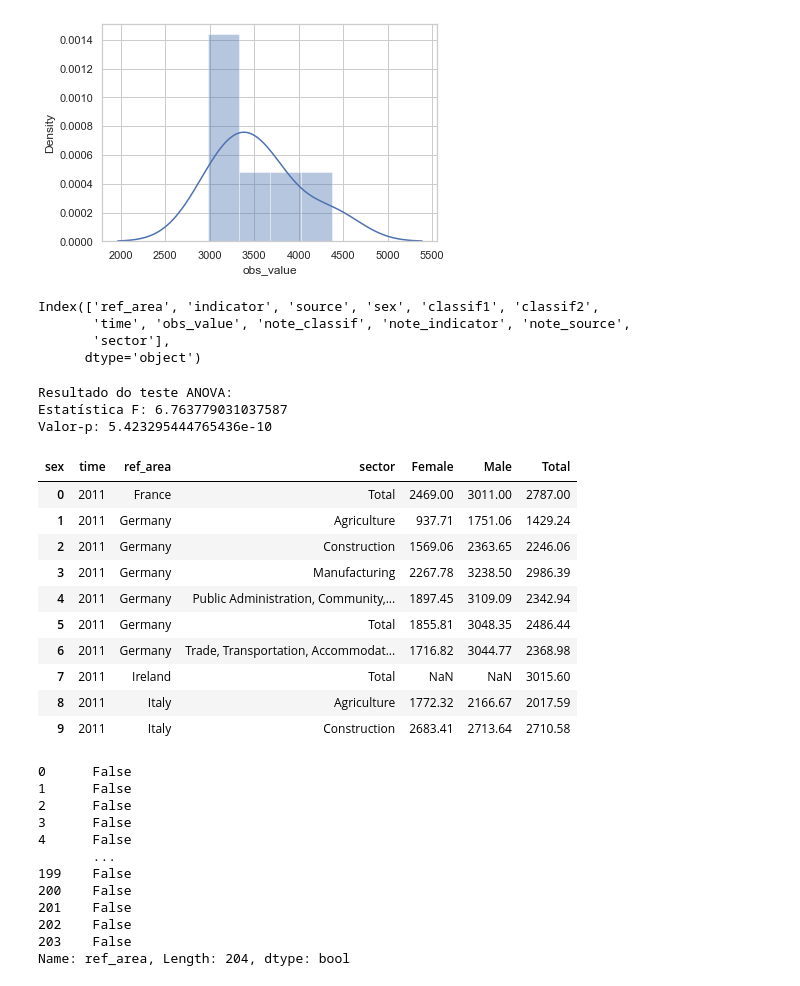
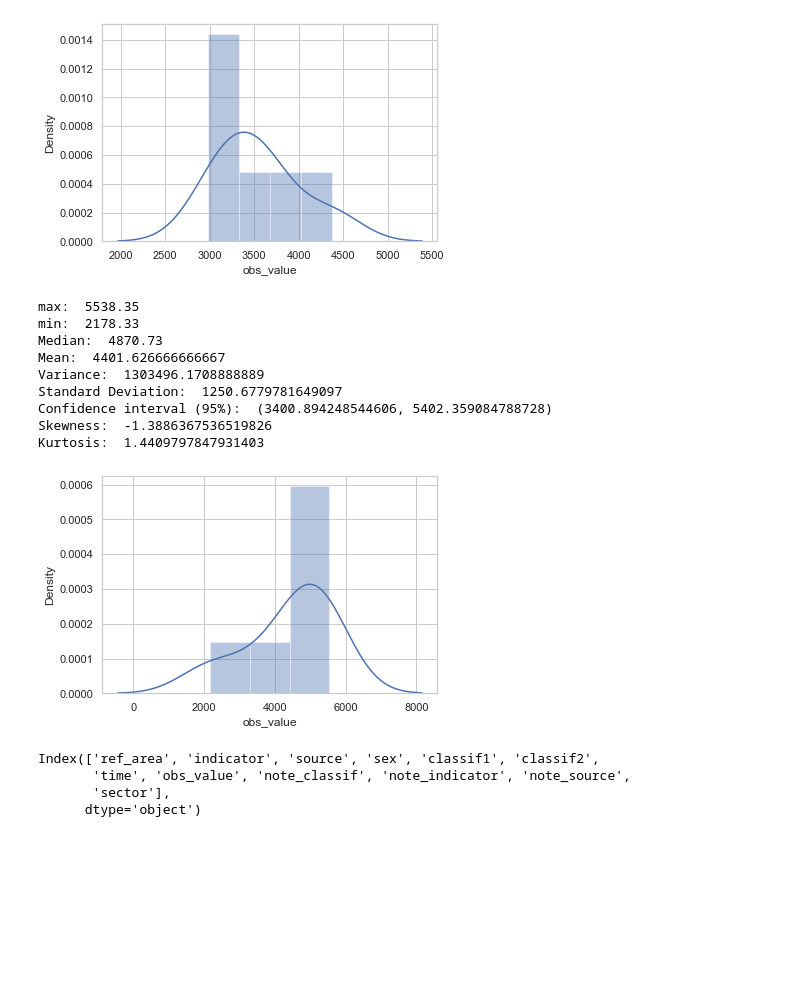
Before and after one commit to leticiacosta91/NewOfficial, a Jupyter notebook: Statistic - REPEAT.ipynb, the cells around one changed output. Cells and saved outputs as stored; diff of their text form; code cells hidden in the pictures; blank space fills up the shorter version.

```diff
--- a/Statistic - REPEAT.ipynb
+++ b/Statistic - REPEAT.ipynb
@@ -1000,6 +955,21 @@ Confidence interval (95%):  (3150.548823844949, 3925.0078428217175)
 Skewness:  0.9978766958890816
 Kurtosis:  1.2480885800209052
 [figure]
+# %%
+confidence_int(df = df_2[(df_2['ref_area'] == 'Ireland') & (df_2['sex'] == 'Male')],
+               value_col = 'obs_value',
+               conf_level = 0.95)
+# %% [output]
+max:  5538.35
+min:  2178.33
+Median:  4870.73
+Mean:  4401.626666666667
+Variance:  1303496.1708888889
+Standard Deviation:  1250.6779781649097
+Confidence interval (95%):  (3400.894248544606, 5402.359084788728)
+Skewness:  -1.3886367536519826
+Kurtosis:  1.4409797847931403
+[figure, added]
 # %%
 print(df_2.columns)
 # %% [output]
@@ -1025,35 +979,0 @@ def anova(df, value_col, year):
-# %%
-anova(df=df_2, value_col='obs_value', year='time')
-# %% [output]
-Resultado do teste ANOVA:
-Estatística F: 6.763779031037587
-Valor-p: 5.423295444765436e-10
-# %%
-df_c.head(10)
-# %% [output]
-| sex | time | ref_area | sector | Female | Male | Total |
-| 0 | 2011 | France | Total | 2469.00 | 3011.00 | 2787.00 |
-| 1 | 2011 | Germany | Agriculture | 937.71 | 1751.06 | 1429.24 |
-| 2 | 2011 | Germany | Construction | 1569.06 | 2363.65 | 2246.06 |
-| 3 | 2011 | Germany | Manufacturing | 2267.78 | 3238.50 | 2986.39 |
-| 4 | 2011 | Germany | Public Administration, Community,... | 1897.45 | 3109.09 | 2342.94 |
-| 5 | 2011 | Germany | Total | 1855.81 | 3048.35 | 2486.44 |
-| 6 | 2011 | Germany | Trade, Transportation, Accommodat... | 1716.82 | 3044.77 | 2368.98 |
-| 7 | 2011 | Ireland | Total | NaN | NaN | 3015.60 |
-| 8 | 2011 | Italy | Agriculture | 1772.32 | 2166.67 | 2017.59 |
-| 9 | 2011 | Italy | Construction | 2683.41 | 2713.64 | 2710.58 |
-# %%
-df_c['ref_area'] == 'Ireland'
-# %% [output]
-0      False
-1      False
-2      False
-3      False
-4      False
-       ...
-199    False
-200    False
-201    False
-202    False
-203    False
-Name: ref_area, Length: 204, dtype: bool
```
Also changed, not shown: parts of 31 cells of this notebook.
